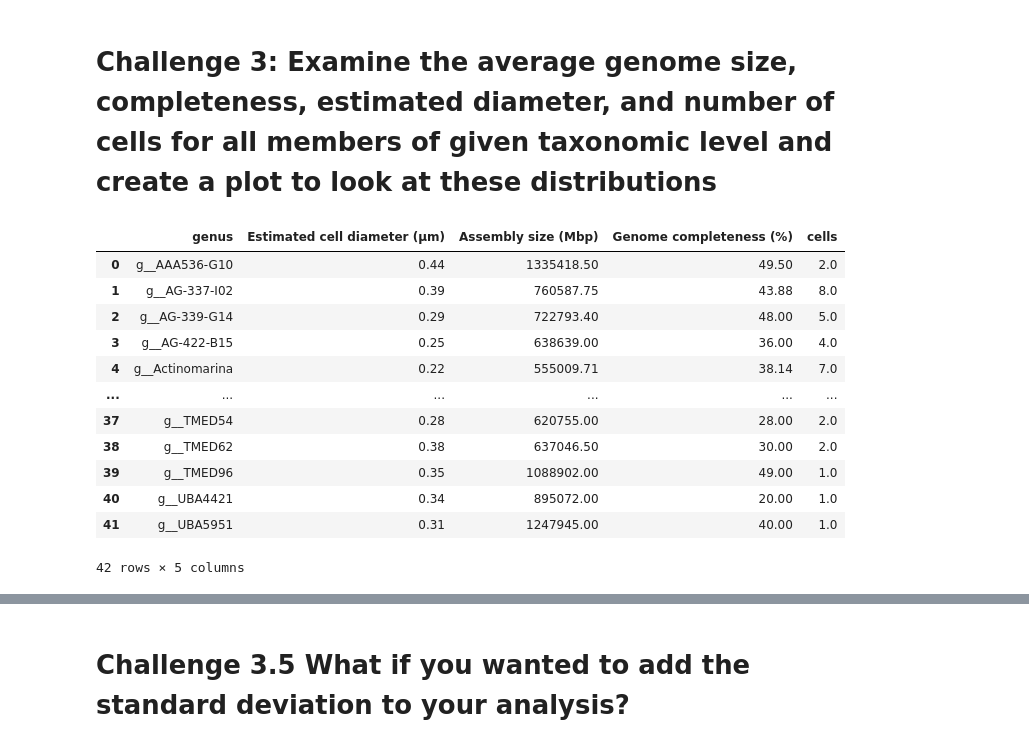
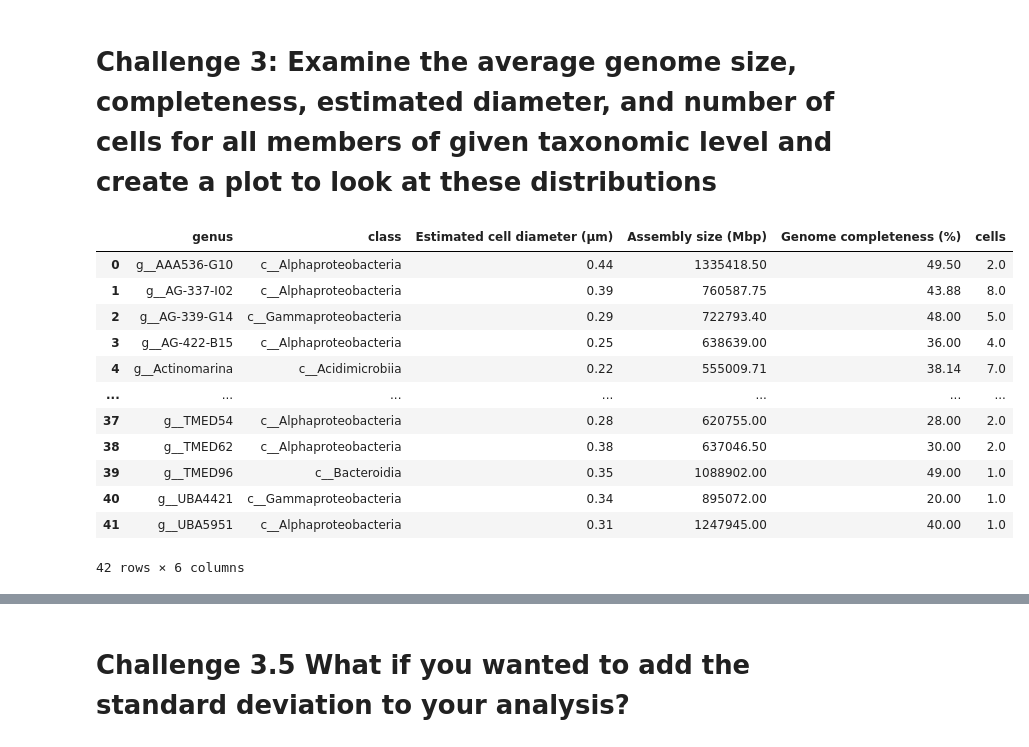
Before and after one commit to Bigelow-SCG-Course/day2AM_taxonomic_classification, a Jupyter notebook: day2_AM_taxonomic_classification.ipynb, the cells around one changed output, grey strips where cells are left out. Cells and saved outputs as stored; diff of their text form; code cells hidden in the pictures.

```diff
--- a/day2_AM_taxonomic_classification.ipynb
+++ b/day2_AM_taxonomic_classification.ipynb
@@ -320,27 +376,27 @@ So a lot of Pelagibacter whose species is unknown.  And if their species is defi
 # %%
 genome_statistics=master_df.groupby('genus')['Estimated cell diameter (μm)', 'Assembly size (Mbp)',
                                              'Genome completeness (%)'].mean()
 
-genus_counts=master_df.groupby('genus')['cells'].sum()
+genus_counts=master_df.groupby(['genus','class'])['cells'].sum()
 
 genome_statistics=genome_statistics.merge(genus_counts, left_index=True, right_index=True)
 genome_statistics=genome_statistics.round(2)
 genome_statistics.reset_index(inplace=True)
 genome_statistics
 # %% [output]
-|  | genus | Estimated cell diameter (μm) | Assembly size (Mbp) | Genome completeness (%) | cells |
-| 0 | g__AAA536-G10 | 0.44 | 1335418.50 | 49.50 | 2.0 |
-| 1 | g__AG-337-I02 | 0.39 | 760587.75 | 43.88 | 8.0 |
-| 2 | g__AG-339-G14 | 0.29 | 722793.40 | 48.00 | 5.0 |
-| 3 | g__AG-422-B15 | 0.25 | 638639.00 | 36.00 | 4.0 |
-| 4 | g__Actinomarina | 0.22 | 555009.71 | 38.14 | 7.0 |
-| ... | ... | ... | ... | ... | ... |
-| 37 | g__TMED54 | 0.28 | 620755.00 | 28.00 | 2.0 |
-| 38 | g__TMED62 | 0.38 | 637046.50 | 30.00 | 2.0 |
-| 39 | g__TMED96 | 0.35 | 1088902.00 | 49.00 | 1.0 |
-| 40 | g__UBA4421 | 0.34 | 895072.00 | 20.00 | 1.0 |
-| 41 | g__UBA5951 | 0.31 | 1247945.00 | 40.00 | 1.0 |
+|  | genus | class | Estimated cell diameter (μm) | Assembly size (Mbp) | Genome completeness (%) | cells |
+| 0 | g__AAA536-G10 | c__Alphaproteobacteria | 0.44 | 1335418.50 | 49.50 | 2.0 |
+| 1 | g__AG-337-I02 | c__Alphaproteobacteria | 0.39 | 760587.75 | 43.88 | 8.0 |
+| 2 | g__AG-339-G14 | c__Gammaproteobacteria | 0.29 | 722793.40 | 48.00 | 5.0 |
+| 3 | g__AG-422-B15 | c__Alphaproteobacteria | 0.25 | 638639.00 | 36.00 | 4.0 |
+| 4 | g__Actinomarina | c__Acidimicrobiia | 0.22 | 555009.71 | 38.14 | 7.0 |
+| ... | ... | ... | ... | ... | ... | ... |
+| 37 | g__TMED54 | c__Alphaproteobacteria | 0.28 | 620755.00 | 28.00 | 2.0 |
+| 38 | g__TMED62 | c__Alphaproteobacteria | 0.38 | 637046.50 | 30.00 | 2.0 |
+| 39 | g__TMED96 | c__Bacteroidia | 0.35 | 1088902.00 | 49.00 | 1.0 |
+| 40 | g__UBA4421 | c__Gammaproteobacteria | 0.34 | 895072.00 | 20.00 | 1.0 |
+| 41 | g__UBA5951 | c__Alphaproteobacteria | 0.31 | 1247945.00 | 40.00 | 1.0 |
-42 rows × 5 columns
+42 rows × 6 columns
 # %%
 genome_statistics.plot.scatter(x='Assembly size (Mbp)', y='Genome completeness (%)', s=genome_statistics['cells'])
 plt.xlabel('average assembly size')
```
Also changed, not shown: parts of 13 cells of this notebook, 1 other file.
